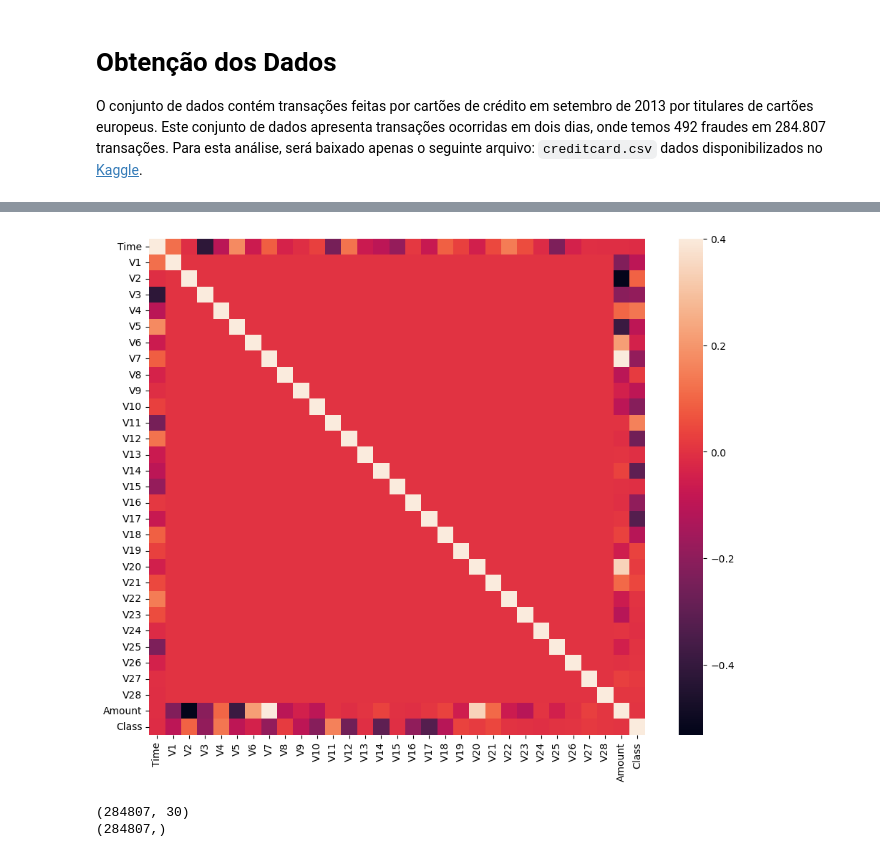
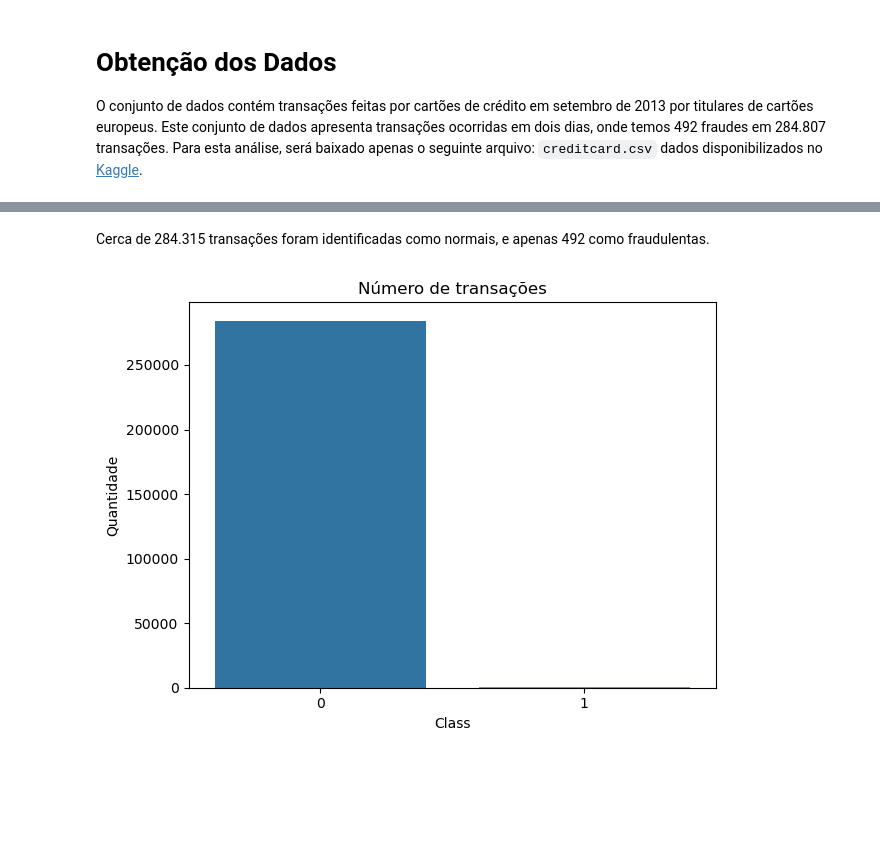
Before and after one commit to Marcelo-Maia-Dev/deteccao-fraudes-cartao, a Jupyter notebook: fraude-cartao.ipynb, the cells around one changed output, grey strips where cells are left out. Saved outputs shown, nothing was run; the diff lists cells and outputs as text; code cells hidden in the pictures; blank space fills up the shorter version.

```diff
--- a/fraude-cartao.ipynb
+++ b/fraude-cartao.ipynb
@@ -237,22 +135,13 @@ Name: Amount, dtype: float64
+# %% [markdown]
+Cerca de 284.315 transações foram identificadas como normais, e apenas 492 como fraudulentas.
 # %%
-# Matriz de correlações
+# em termos de gráfico
+fig, ax = plt.subplots()
 
-corrmat = df.corr()
-fig = plt.figure(figsize = (12, 9))
-sns.heatmap(corrmat, vmax = .4, square = True)
+sns.countplot(x='Class', data=df)
+ax.set_title('Número de transações');
+ax.set_ylabel('Quantidade')
 
-plt.show()
+plt.tight_layout()
 # %% [output]
-[figure, old version]
+[figure, new version]
-# %%
-#Separando a varável preditora da variável predita
-
-X=df.drop(['Class'], axis=1)
-Y=df['Class']
-
-print(X.shape)
-
-print(Y.shape)
-# %% [output]
-(284807, 30)
-(284807,)
```
Also changed, not shown: parts of 43 cells of this notebook.
